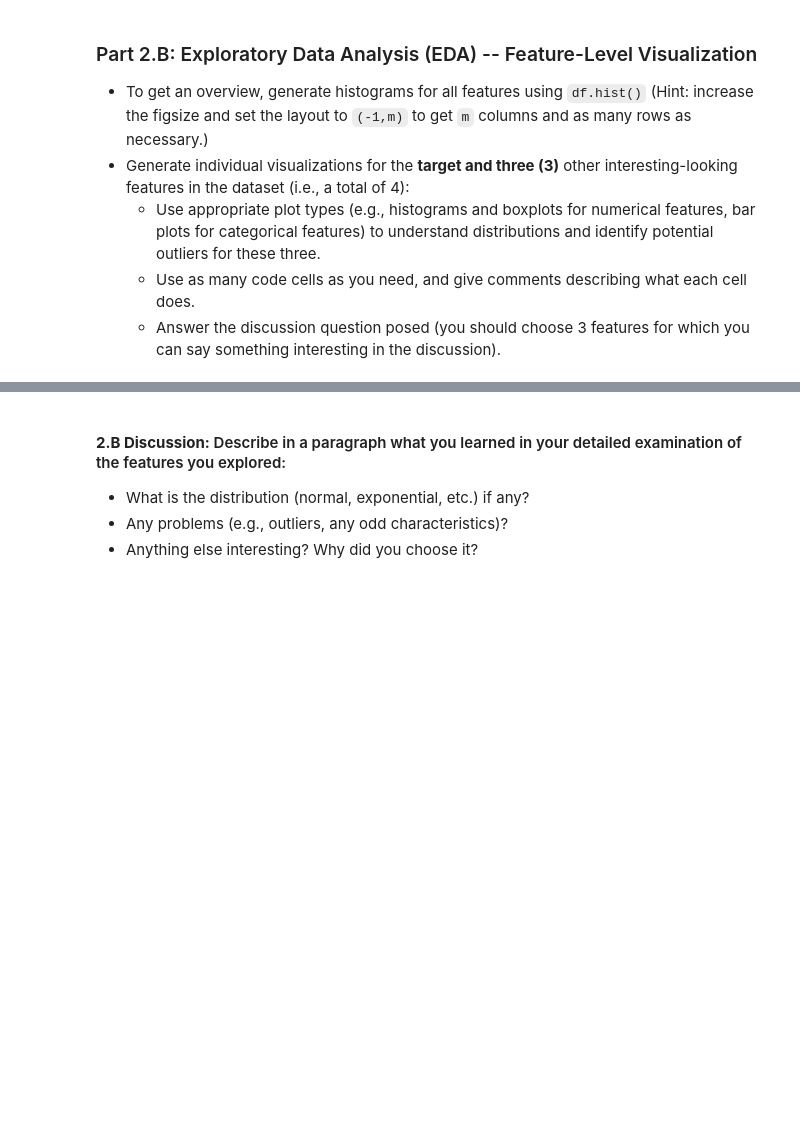
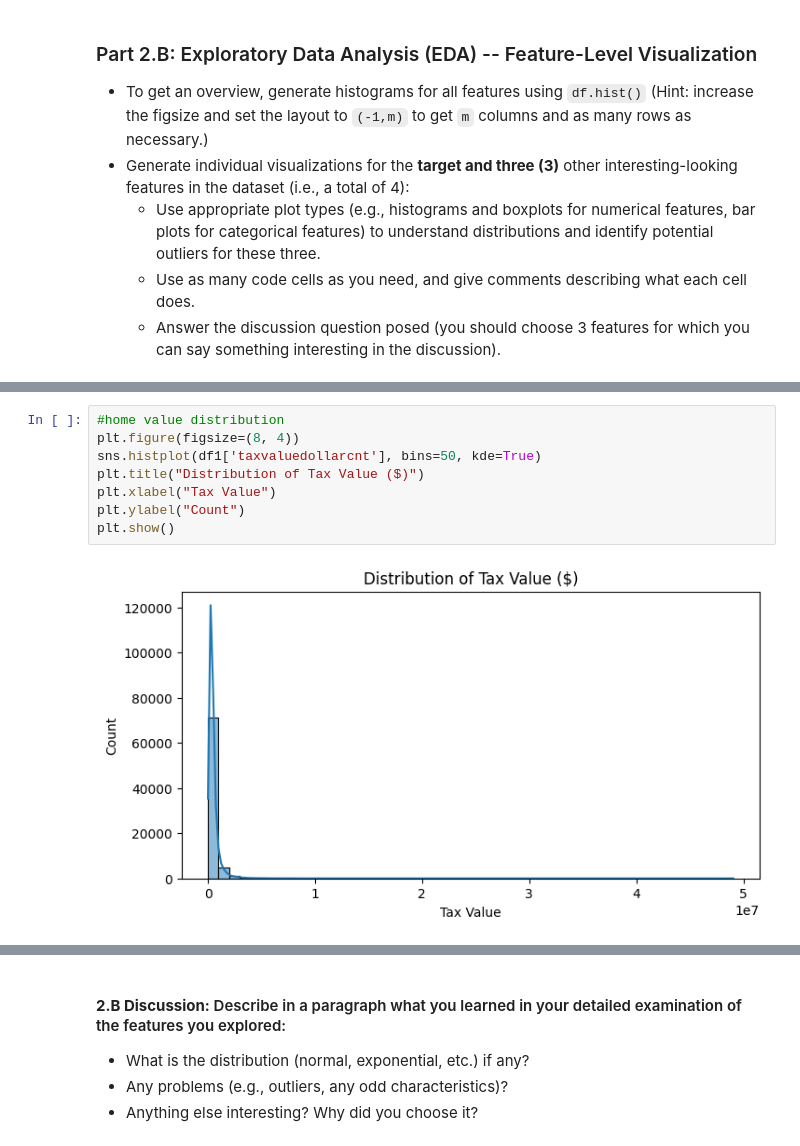
Before and after one commit to pr-rowe/MOD-3-MILESTONE-1, a Jupyter notebook: Milestone_01.ipynb, the cells around one changed output, grey strips where cells are left out. Saved outputs shown, nothing was run; the diff lists cells and outputs as text; blank space fills up the shorter version.

```diff
--- a/Milestone_01.ipynb
+++ b/Milestone_01.ipynb
@@ -318,0 +333,10 @@ df.corr()
+# %%
+#home value distribution
+plt.figure(figsize=(8, 4))
+sns.histplot(df1['taxvaluedollarcnt'], bins=50, kde=True)
+plt.title("Distribution of Tax Value ($)")
+plt.xlabel("Tax Value")
+plt.ylabel("Count")
+plt.show()
+# %% [output]
+[figure, added]
```
Also changed, not shown: parts of 22 cells of this notebook.
